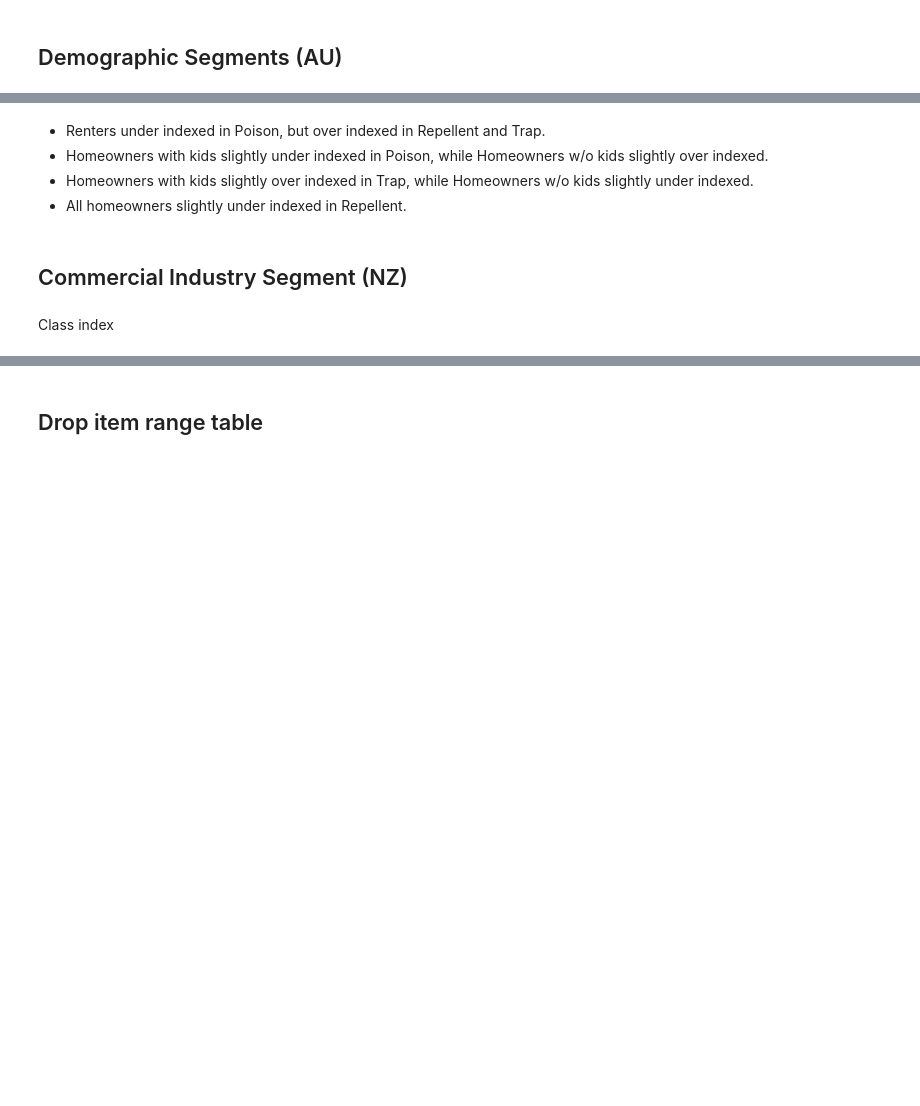
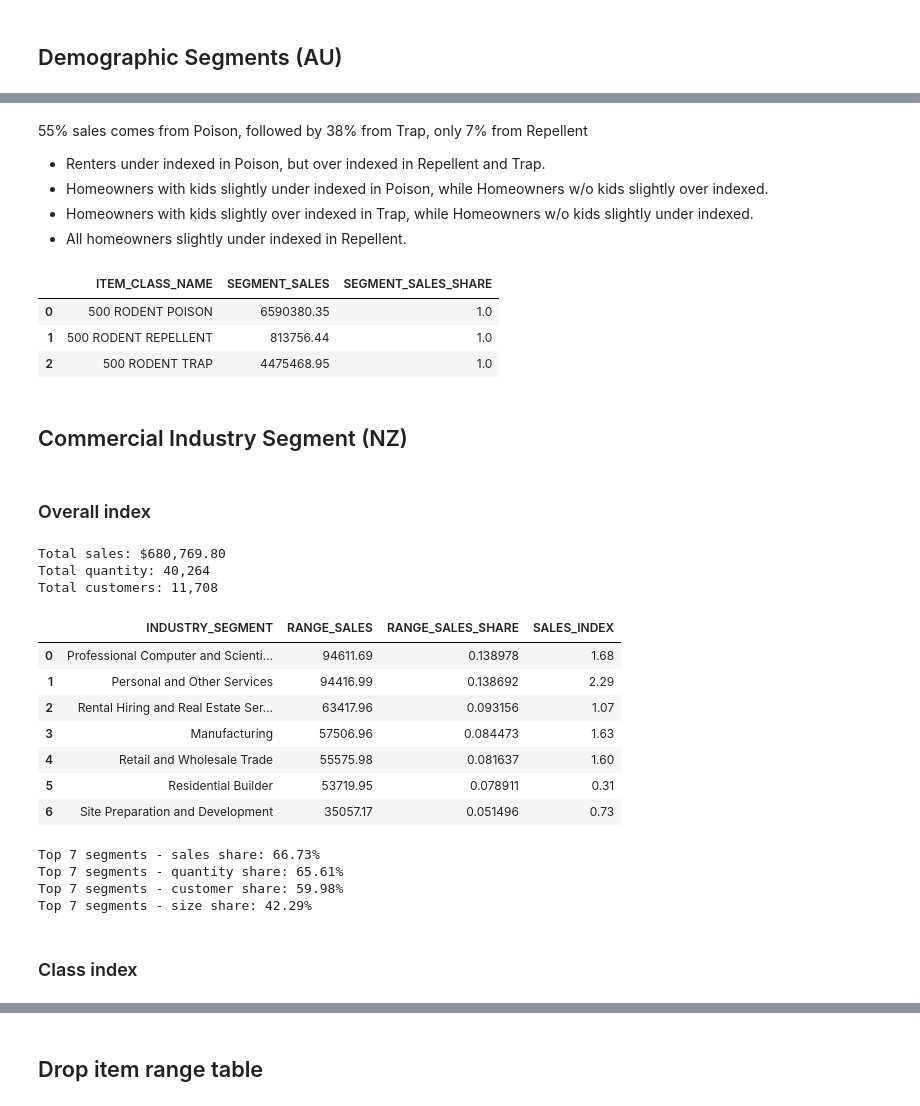
Before and after one commit to Meiji-Tran/Merch-Insights, a Jupyter notebook: NZ RR/400 RODENT PEST CONTROL/General insights/profiling.ipynb, the cells around one changed output, grey strips where cells are left out. Drawn from its saved outputs; the diff is of its cells as text; code cells hidden in the pictures; blank space fills up the shorter version.

```diff
--- a/NZ RR/400 RODENT PEST CONTROL/General insights/profiling.ipynb
+++ b/NZ RR/400 RODENT PEST CONTROL/General insights/profiling.ipynb
@@ -95,11 +133,62 @@ RPC_ds[['ITEM_CLASS_NAME', 'DEMOGRAPHIC_SEGMENT', 'SEGMENT_SALES', 'SEGMENT_SALE
 # %% [markdown]
+55% sales comes from Poison, followed by 38% from Trap, only 7% from Repellent
 - Renters under indexed in Poison, but over indexed in Repellent and Trap.
 - Homeowners with kids slightly under indexed in Poison, while Homeowners w/o kids slightly over indexed.
 - Homeowners with kids slightly over indexed in Trap, while Homeowners w/o kids slightly under indexed.
 - All homeowners slightly under indexed in Repellent.
+# %%
+RPC_ds.groupby("ITEM_CLASS_NAME")[["SEGMENT_SALES", "SEGMENT_SALES_SHARE"]].sum().reset_index()
+# %% [output]
+|  | ITEM_CLASS_NAME | SEGMENT_SALES | SEGMENT_SALES_SHARE |
+| 0 | 500 RODENT POISON | 6590380.35 | 1.0 |
+| 1 | 500 RODENT REPELLENT | 813756.44 | 1.0 |
+| 2 | 500 RODENT TRAP | 4475468.95 | 1.0 |
 # %% [markdown]
 ## Commercial Industry Segment (NZ)
-# %% [markdown]
-Class index
+# %% [markdown]
+### Overall index
+# %%
+cis = con.read_sql_file_into_pandas(
+    file="sql/commercial-industry-segments-overall.sql",
+    formatting={
+        'start_date': start_date,
+        'end_date': end_date,
+        'filter' : "item_sub_department_name = '400 RODENT PEST CONTROL'",
+        'country' : 'NZ'
+    }
+)
+# %%
+print(f"Total sales: ${cis['RANGE_SALES'].sum():,.2f}")
+print(f"Total quantity: {int(cis['RANGE_QUANTITY'].sum()):,}")
+print(f"Total customers: {int(cis['RANGE_CUSTOMERS'].sum()):,}")
+# %% [output]
+Total sales: $680,769.80
+Total quantity: 40,264
+Total customers: 11,708
+# %%
+n = 7
+top_n = cis.nlargest(n, "RANGE_SALES").copy()
+top_n[["INDUSTRY_SEGMENT", "RANGE_SALES", "RANGE_SALES_SHARE", "SALES_INDEX"]]
+# %% [output]
+|  | INDUSTRY_SEGMENT | RANGE_SALES | RANGE_SALES_SHARE | SALES_INDEX |
+| 0 | Professional Computer and Scienti... | 94611.69 | 0.138978 | 1.68 |
+| 1 | Personal and Other Services | 94416.99 | 0.138692 | 2.29 |
+| 2 | Rental Hiring and Real Estate Ser... | 63417.96 | 0.093156 | 1.07 |
+| 3 | Manufacturing | 57506.96 | 0.084473 | 1.63 |
+| 4 | Retail and Wholesale Trade | 55575.98 | 0.081637 | 1.60 |
+| 5 | Residential Builder | 53719.95 | 0.078911 | 0.31 |
+| 6 | Site Preparation and Development | 35057.17 | 0.051496 | 0.73 |
+# %%
+print(f"Top {n} segments - sales share: {top_n['RANGE_SALES_SHARE'].sum():.2%}")
+print(f"Top {n} segments - quantity share: {top_n['RANGE_QUANTITY_SHARE'].sum():.2%}")
+print(f"Top {n} segments - customer share: {top_n['RANGE_CUSTOMER_SHARE'].sum():.2%}")
+print(f"Top {n} segments - size share: {top_n['SEGMENT_SIZE_SHARE'].sum():.2%}")
+# %% [output]
+Top 7 segments - sales share: 66.73%
+Top 7 segments - quantity share: 65.61%
+Top 7 segments - customer share: 59.98%
+Top 7 segments - size share: 42.29%
+# %% [markdown]
+### Class index
 # %%
 # Get data
```
Also changed, not shown: parts of 19 cells of this notebook, 7 other files.
